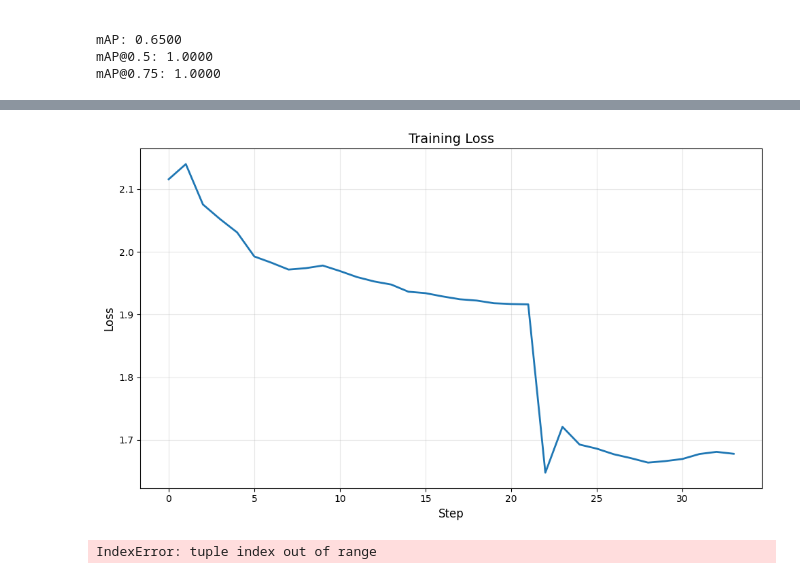
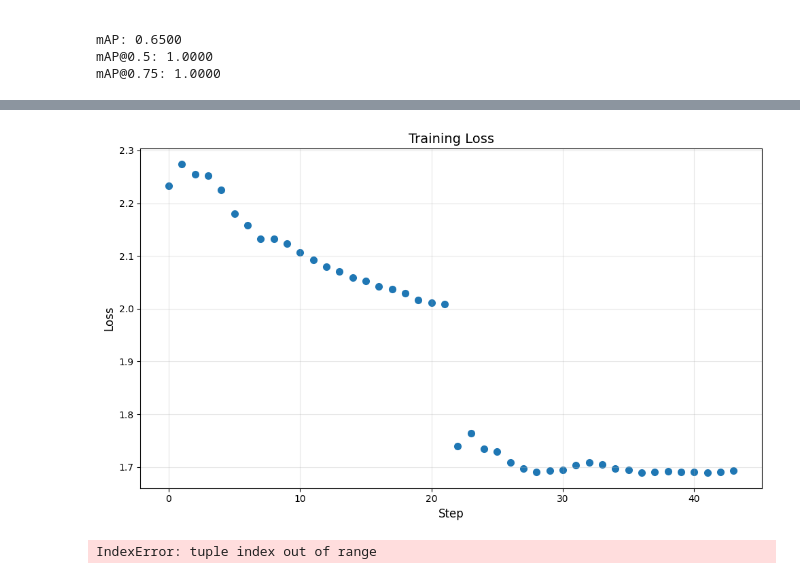
Before and after one commit to krmerchant/detr, a Jupyter notebook: FINAL_PROJECT.ipynb, the cells around one changed output, grey strips where cells are left out. Drawn from its saved outputs; the diff is of its cells as text; code cells hidden in the pictures.

```diff
--- a/FINAL_PROJECT.ipynb
+++ b/FINAL_PROJECT.ipynb
@@ -480,27 +452,27 @@ KeyboardInterrupt:
 # %%
 from tensorboard.backend.event_processing.event_accumulator import EventAccumulator
 import matplotlib.pyplot as plt
 
 log_dir = "runs/experiment_1"
 event_acc = EventAccumulator(log_dir)
 event_acc.Reload()
 
 # Get scalar data
-loss_events = event_acc.Scalars('Loss/train')  # Change to your loss tag
+loss_events = event_acc.Scalars('Loss/step/train')  # Change to your loss tag
 
 steps = [e.step for e in loss_events]
 losses = [e.value for e in loss_events]
 
 plt.figure(figsize=(10, 6))
-plt.plot(steps, losses, linewidth=2)
+plt.scatter(steps, losses, linewidth=2)
 plt.xlabel('Step', fontsize=12)
 plt.ylabel('Loss', fontsize=12)
 plt.title('Training Loss', fontsize=14)
 plt.grid(True, alpha=0.3)
 plt.tight_layout()
 plt.show()
 # %% [output]
-[figure, old version]
+[figure, new version]
 # %%
 from albumentations.core.bbox_utils import denormalize_bboxes
 
```
Also changed, not shown: parts of 2 cells of this notebook.
